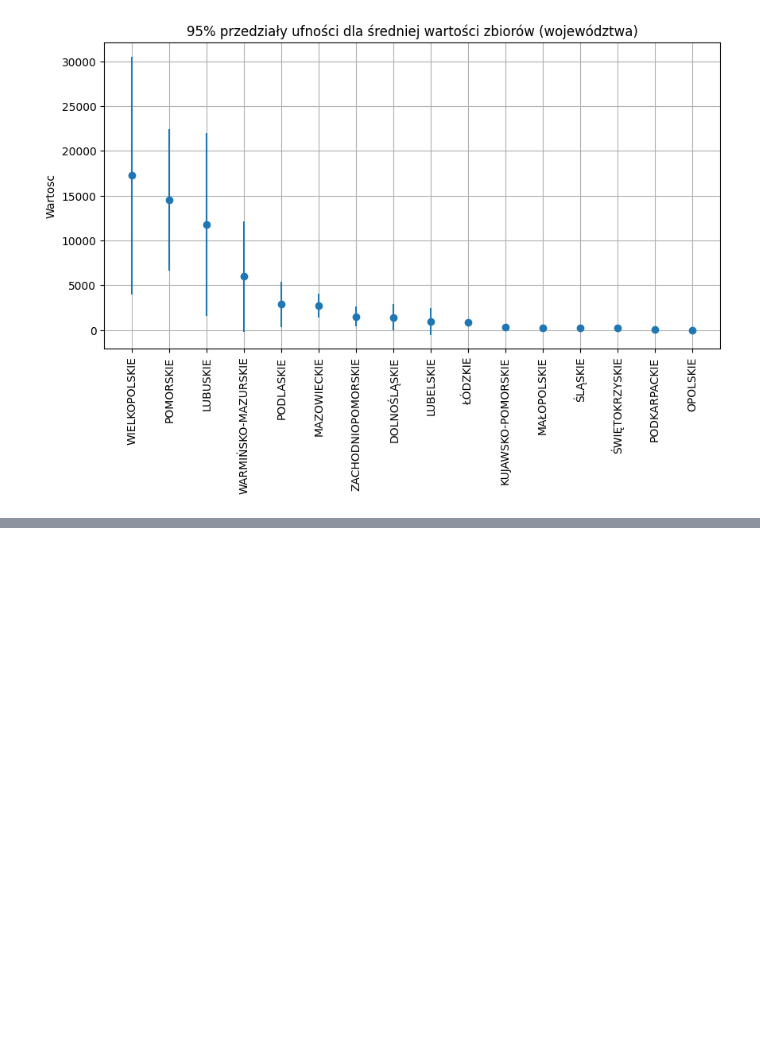
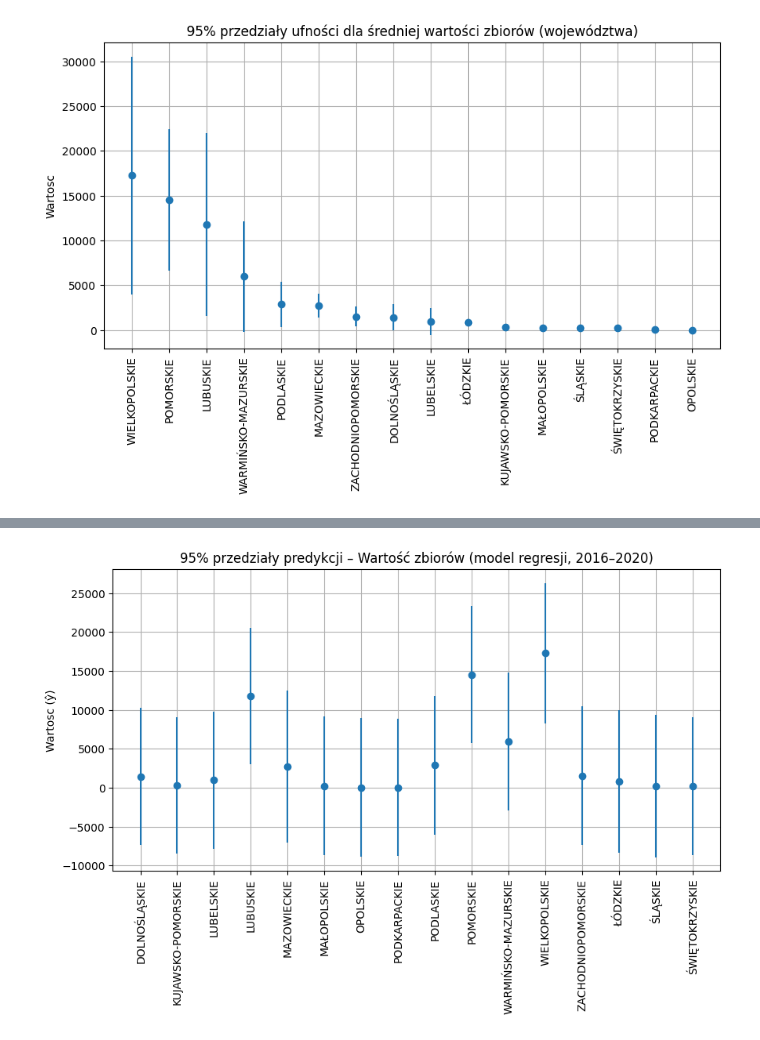
Before and after one commit to AleksandraJuchniewicz/Analiza-danych, a Jupyter notebook: wnioski.ipynb, the cells around one changed output, grey strips where cells are left out. Saved outputs shown, nothing was run; the diff lists cells and outputs as text; code cells hidden in the pictures; blank space fills up the shorter version.

```diff
--- a/wnioski.ipynb
+++ b/wnioski.ipynb
@@ -311,0 +382,17 @@ plt.show()
+# %%
+model_wartosc = smf.ols(
+    "Wartosc ~ Pozary + Dewastacja + Za_gaz + Q('Za-pyl') + "
+    "Zatrudnienie + P_lasy + P_lasy_ch + C(Region) + Year",
+    data=df_all
+).fit()
+
+print(model_wartosc.summary())
+
+pred_wartosc = model_wartosc.get_prediction(df_all).summary_frame(alpha=0.05)
+
+wartosc_out = df_all[["Region", "Year", "Wartosc"]].copy()
+wartosc_out["y_hat"] = pred_wartosc["mean"]
+wartosc_out["PI 95% dolna"] = pred_wartosc["obs_ci_lower"]
+wartosc_out["PI 95% gorna"] = pred_wartosc["obs_ci_upper"]
+
+print(wartosc_out.head())
@@ -311,0 +445,8 @@ plt.show()
+# %%
+wartosc_region_pi = wartosc_out.groupby("Region").agg({
+    "y_hat": "mean",
+    "PI 95% dolna": "mean",
+    "PI 95% gorna": "mean"
+}).reset_index()
+
+print(wartosc_region_pi)
@@ -311,0 +494,19 @@ plt.show()
+# %%
+plt.figure(figsize=(10,5))
+plt.errorbar(
+    wartosc_region_pi["Region"],
+    wartosc_region_pi["y_hat"],
+    yerr=[
+        wartosc_region_pi["y_hat"] - wartosc_region_pi["PI 95% dolna"],
+        wartosc_region_pi["PI 95% gorna"] - wartosc_region_pi["y_hat"]
+    ],
+    fmt="o"
+)
+
+plt.xticks(rotation=90)
+plt.title("95% przedziały predykcji – Wartość zbiorów (model regresji, 2016–2020)")
+plt.ylabel("Wartosc (ŷ)")
+plt.grid(True)
+plt.show()
+# %% [output]
+[figure, added]
```
Also changed, not shown: parts of 33 cells of this notebook.
